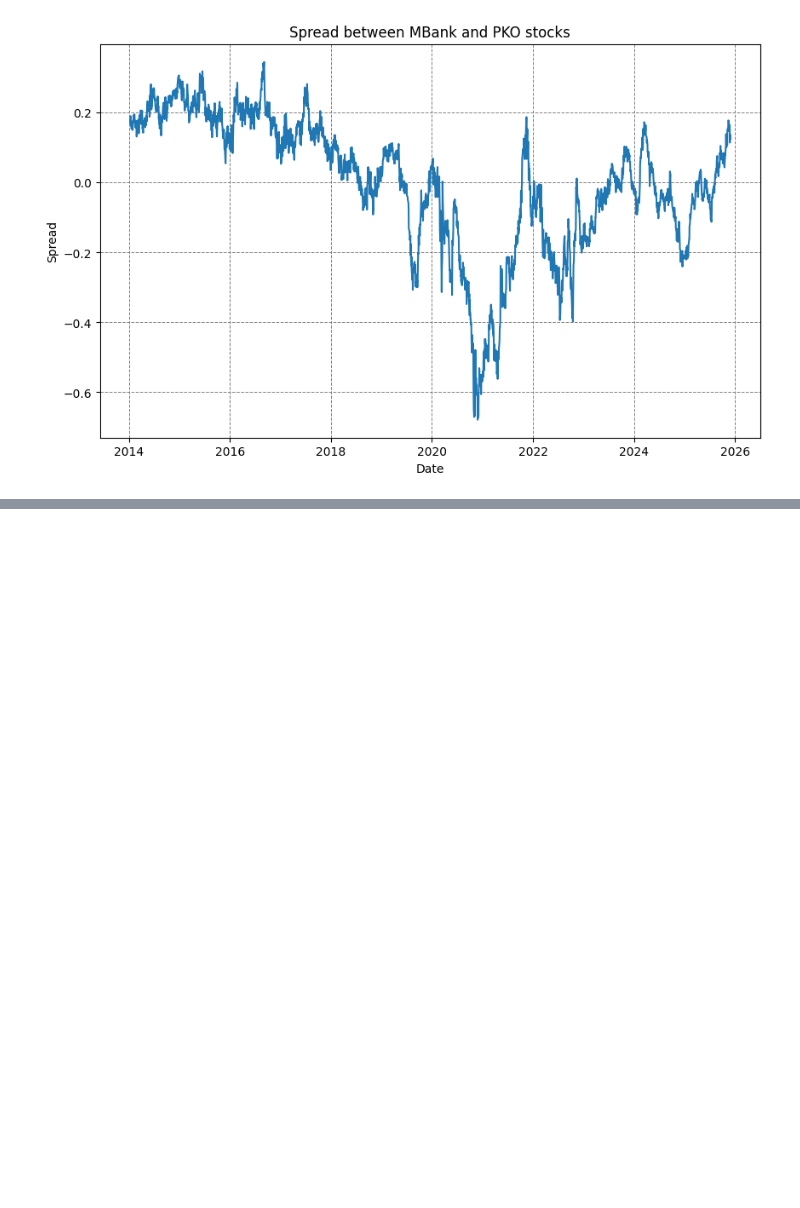
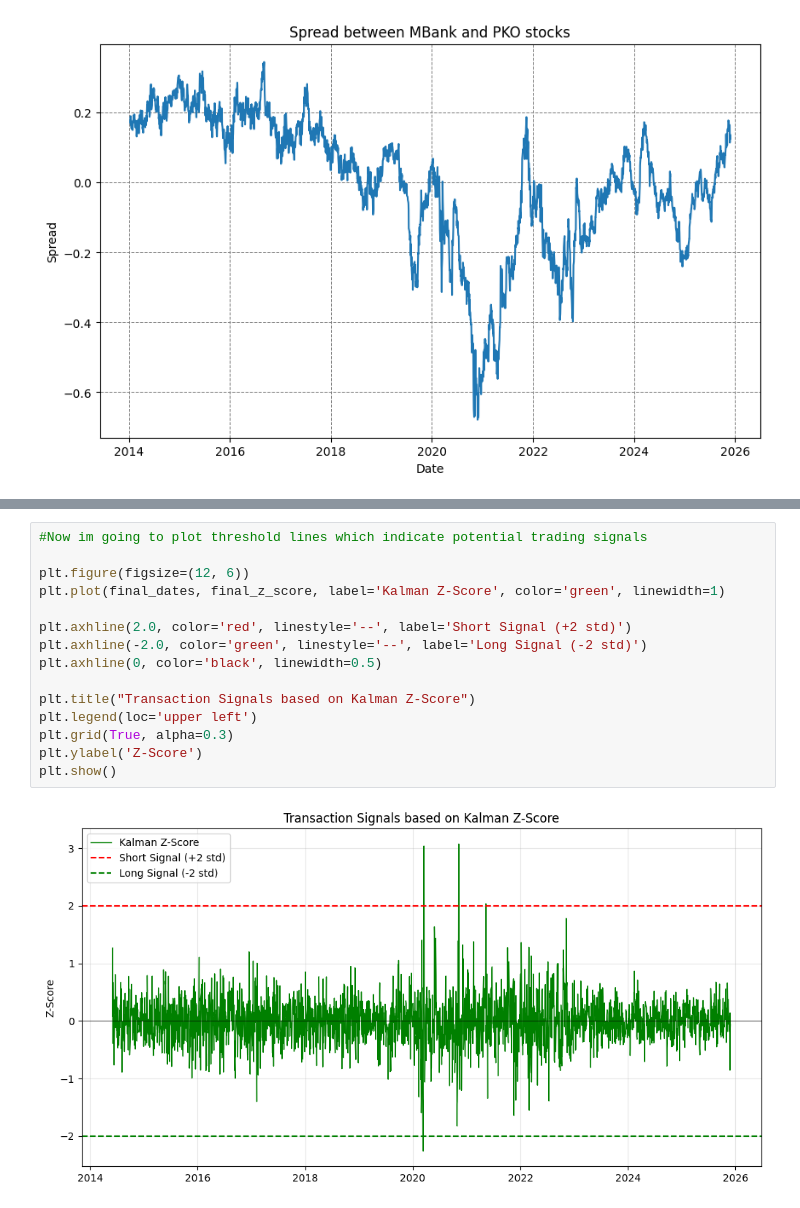
Before and after one commit to matkan11/statistical-arbitrage, a Jupyter notebook: stock_data.ipynb, the cells around one changed output, grey strips where cells are left out. Drawn from its saved outputs; the diff is of its cells as text; blank space fills up the shorter version.

```diff
--- a/stock_data.ipynb
+++ b/stock_data.ipynb
@@ -167,0 +338,17 @@ plt.grid(which = 'major', linestyle='--', color='gray', linewidth=0.7)
+# %%
+#Now im going to plot threshold lines which indicate potential trading signals
+
+plt.figure(figsize=(12, 6))
+plt.plot(final_dates, final_z_score, label='Kalman Z-Score', color='green', linewidth=1)
+
+plt.axhline(2.0, color='red', linestyle='--', label='Short Signal (+2 std)')
+plt.axhline(-2.0, color='green', linestyle='--', label='Long Signal (-2 std)')
+plt.axhline(0, color='black', linewidth=0.5)
+
+plt.title("Transaction Signals based on Kalman Z-Score")
+plt.legend(loc='upper left')
+plt.grid(True, alpha=0.3)
+plt.ylabel('Z-Score')
+plt.show()
+# %% [output]
+[figure, added]
```
Also changed, not shown: parts of 6 cells of this notebook.
